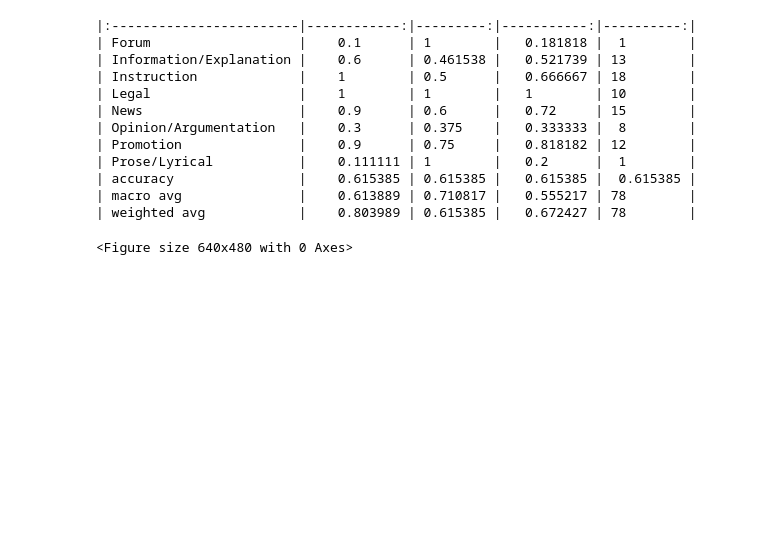
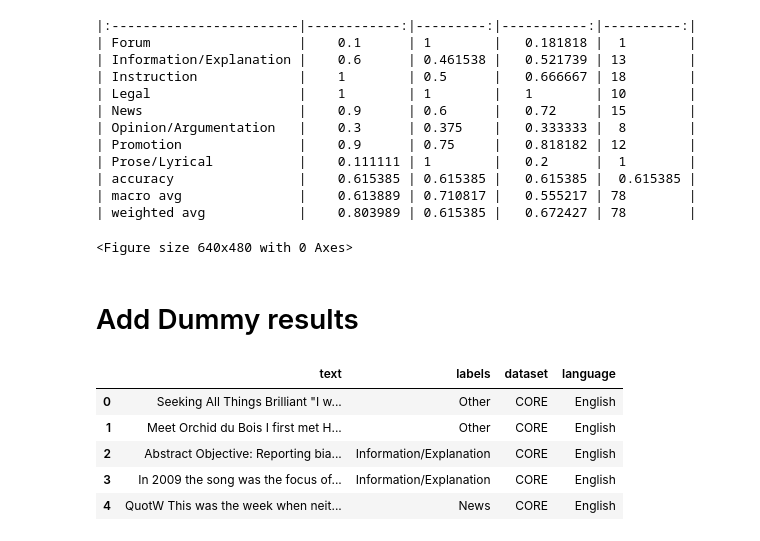
Before and after one commit to TajaKuzman/Crosslingual-Genre-Bias-Analysis, a Jupyter notebook: evaluation-of-annotation.ipynb, the cells around one changed output. Cells and saved outputs as stored; diff of their text form; code cells hidden in the pictures; blank space fills up the shorter version.

```diff
--- a/evaluation-of-annotation.ipynb
+++ b/evaluation-of-annotation.ipynb
@@ -203,3 +203,5 @@ Accuracy: 0.615
 | macro avg               |    0.613889 | 0.710817 |   0.555217 | 78        |
 | weighted avg            |    0.803989 | 0.615385 |   0.672427 | 78        |
 <Figure size 640x480 with 0 Axes>
+# %% [markdown]
+# Add Dummy results
@@ -205,0 +210,16 @@ Accuracy: 0.615
+# %%
+# Import the dataset on which the X-GENRE classifier was trained
+from datasets import load_dataset
+
+train = load_dataset("TajaKuzman/X-GENRE-multilingual-text-genre-dataset", "train")
+
+train_df = pd.DataFrame(train["train"])
+
+train_df.head()
+# %% [output]
+|  | text | labels | dataset | language |
+| 0 | Seeking All Things Brilliant "I w... | Other | CORE | English |
+| 1 | Meet Orchid du Bois I first met H... | Other | CORE | English |
+| 2 | Abstract Objective: Reporting bia... | Information/Explanation | CORE | English |
+| 3 | In 2009 the song was the focus of... | Information/Explanation | CORE | English |
+| 4 | QuotW This was the week when neit... | News | CORE | English |
```
Also changed, not shown: parts of 7 cells of this notebook, 1 other file.
